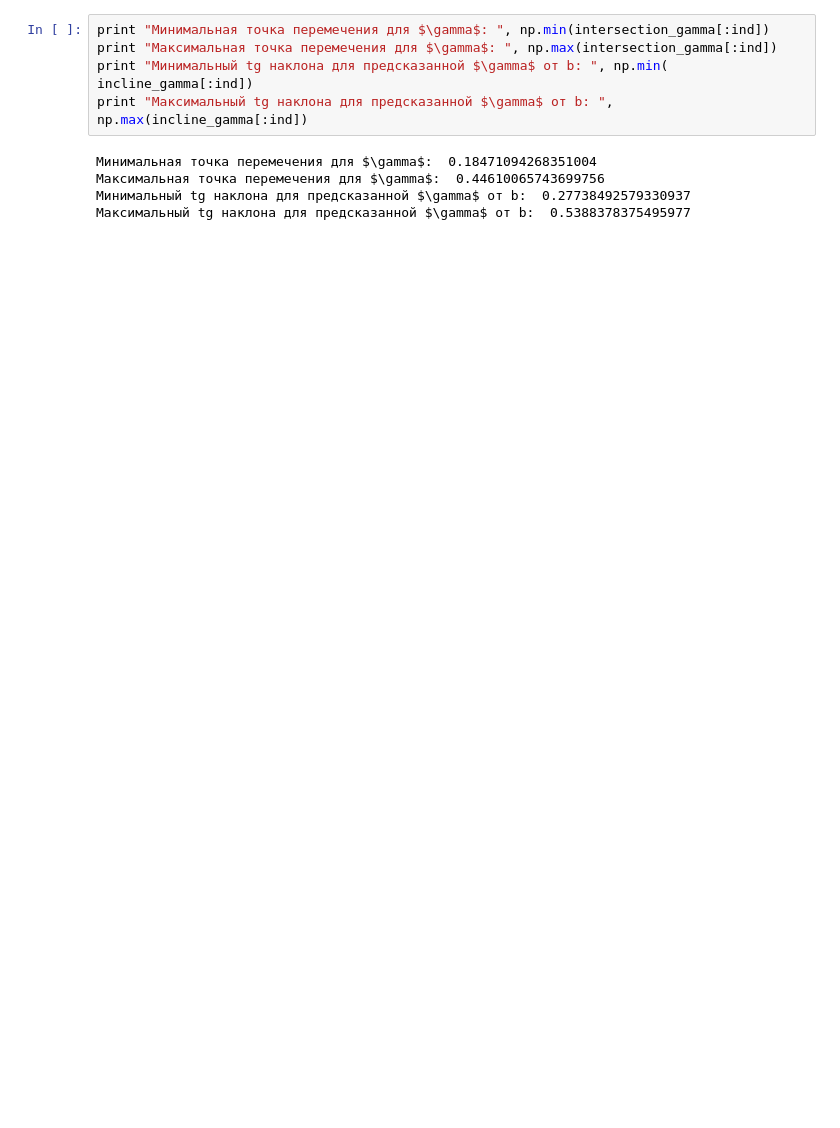
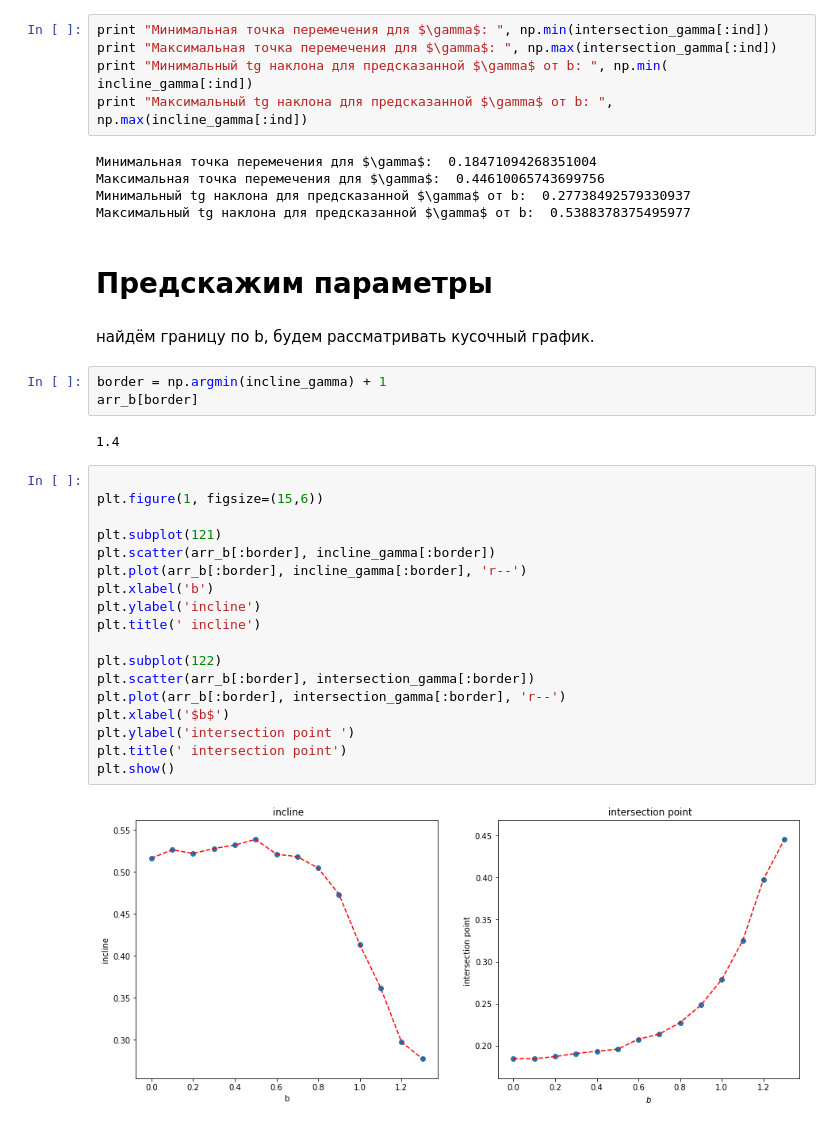
Before and after one commit to VitaliyRakitin/Diploma, a Jupyter notebook: Params2.ipynb, the cells around one changed output. Saved outputs shown, nothing was run; the diff lists cells and outputs as text; blank space fills up the shorter version.

```diff
--- a/Params2.ipynb
+++ b/Params2.ipynb
@@ -740,3 +750,32 @@ print "Максимальный tg наклона для предсказанн
 Максимальная точка перемечения для $\gamma$:  0.44610065743699756
 Минимальный tg наклона для предсказанной $\gamma$ от b:  0.27738492579330937
 Максимальный tg наклона для предсказанной $\gamma$ от b:  0.5388378375495977
+# %% [markdown]
+# Предскажим параметры
+# %% [markdown]
+найдём границу по b, будем рассматривать кусочный график.
+# %%
+border = np.argmin(incline_gamma) + 1
+arr_b[border]
+# %% [output]
+1.4
+# %%
+
+plt.figure(1, figsize=(15,6))
+
+plt.subplot(121)
+plt.scatter(arr_b[:border], incline_gamma[:border])
+plt.plot(arr_b[:border], incline_gamma[:border], 'r--')
+plt.xlabel('b')
+plt.ylabel('incline')
+plt.title(' incline')
+
+plt.subplot(122)
+plt.scatter(arr_b[:border], intersection_gamma[:border])
+plt.plot(arr_b[:border], intersection_gamma[:border], 'r--')
+plt.xlabel('$b$')
+plt.ylabel('intersection point ')
+plt.title(' intersection point')
+plt.show()
+# %% [output]
+[figure, added]
```
Also changed, not shown: parts of 21 cells of this notebook.
